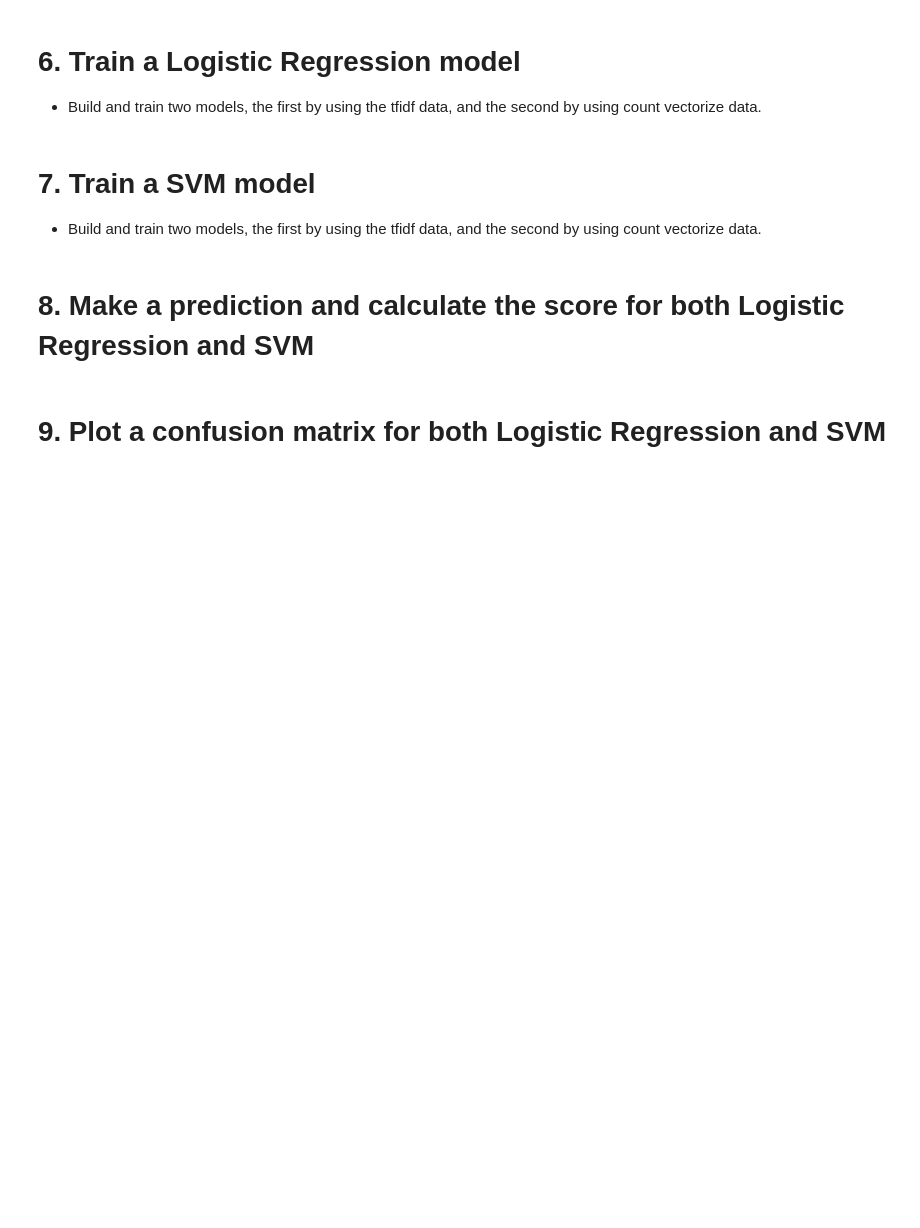
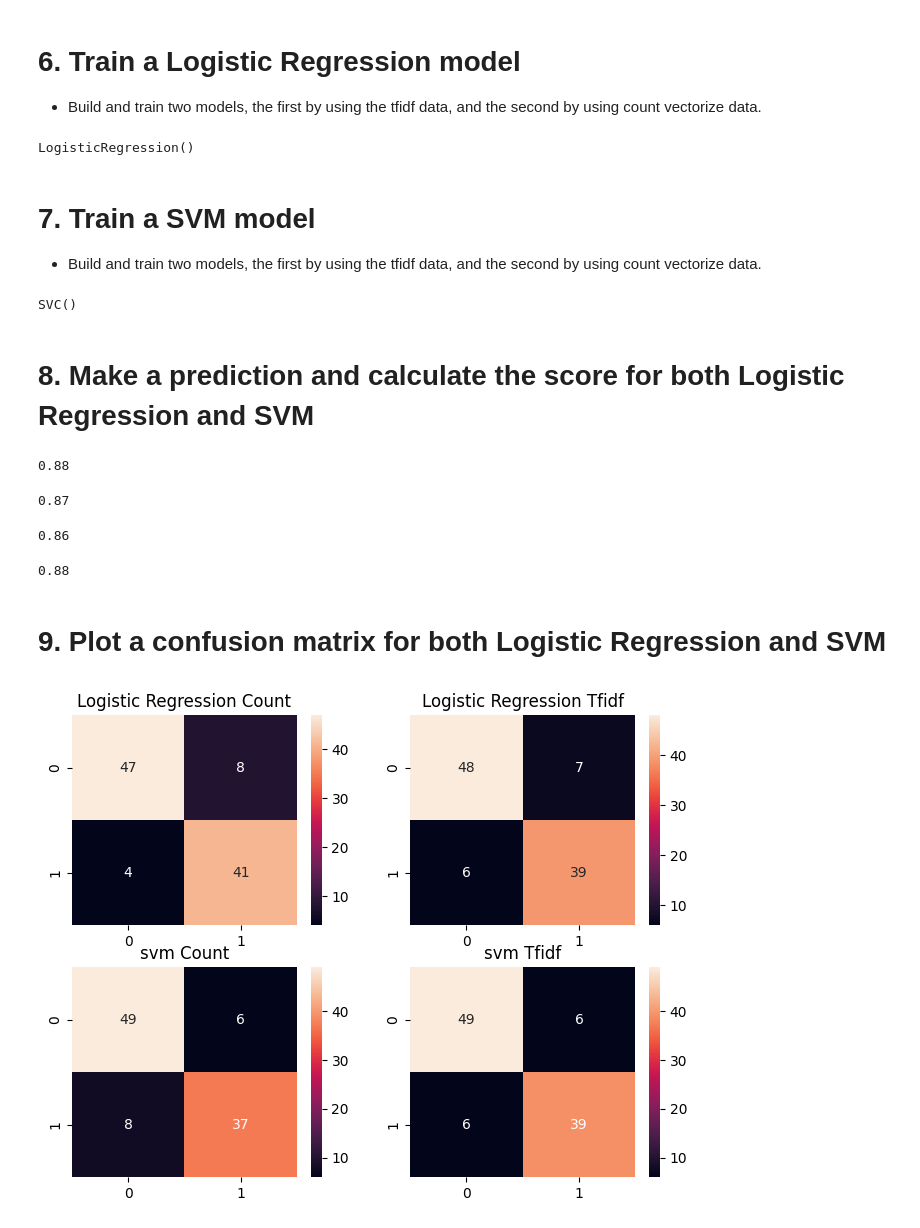
Before and after one commit to Tuwaiq-Data-Science-Bootcamp-V4/SVM-Lab1, a Jupyter notebook: SVM_Assignment.ipynb, the cells around one changed output. Saved outputs shown, nothing was run; the diff lists cells and outputs as text; code cells hidden in the pictures; blank space fills up the shorter version.

```diff
--- a/SVM_Assignment.ipynb
+++ b/SVM_Assignment.ipynb
@@ -21,8 +74,71 @@
+# %%
+lcount.fit(word_count_vec,y_train)
+ltfidf.fit(trsfm,y_train)
+# %% [output]
+LogisticRegression()
 # %% [markdown]
 # 7. Train a SVM model
 
 - Build and train two models, the first by using the tfidf data, and the second by using count vectorize data.
+# %%
+s = SVC()
+st = SVC()
+s.fit(word_count_vec,y_train)
+st.fit(trsfm,y_train)
+# %% [output]
+SVC()
 # %% [markdown]
 # 8. Make a prediction and calculate the score for both Logistic Regression and SVM
+# %%
+lcount_pred = lcount.predict(testcount)
+ltfidf_pred = ltfidf.predict(testtfidf)
+score_lgc = accuracy_score(y_test, lcount_pred)
+score_lgc
+# %% [output]
+0.88
+# %%
+score_lgt = accuracy_score(y_test, ltfidf_pred)
+score_lgt
+# %% [output]
+0.87
+# %%
+scount_pred = s.predict(testcount)
+stfidf_pred = st.predict(testtfidf)
+score_sc = accuracy_score(y_test, scount_pred)
+score_sc
+# %% [output]
+0.86
+# %%
+score_st = accuracy_score(y_test, stfidf_pred)
+score_st
+# %% [output]
+0.88
 # %% [markdown]
 # 9. Plot a confusion matrix for both Logistic Regression and SVM
+# %%
+lcount_cm = confusion_matrix(y_test, lcount_pred)
+ltfidf_cm = confusion_matrix(y_test, ltfidf_pred)
+scount_cm = confusion_matrix(y_test, scount_pred)
+stfidf_cm = confusion_matrix(y_test, stfidf_pred)
+plt.figure(figsize=(8, 6))
+
+plt.subplot(2, 2, 1)
+sns.heatmap(lcount_cm, annot = True);
+plt.title('Logistic Regression Count')
+
+plt.subplot(2, 2, 2)
+sns.heatmap(ltfidf_cm, annot = True);
+plt.title('Logistic Regression Tfidf')
+
+plt.subplot(2, 2, 3)
+sns.heatmap(scount_cm, annot = True)
+plt.title('svm Count')
+
+plt.subplot(2, 2, 4)
+sns.heatmap(stfidf_cm, annot = True);
+plt.title('svm Tfidf')
+
+
+plt.show()
+# %% [output]
+[figure, added]
```
Also changed, not shown: parts of 10 cells of this notebook.
